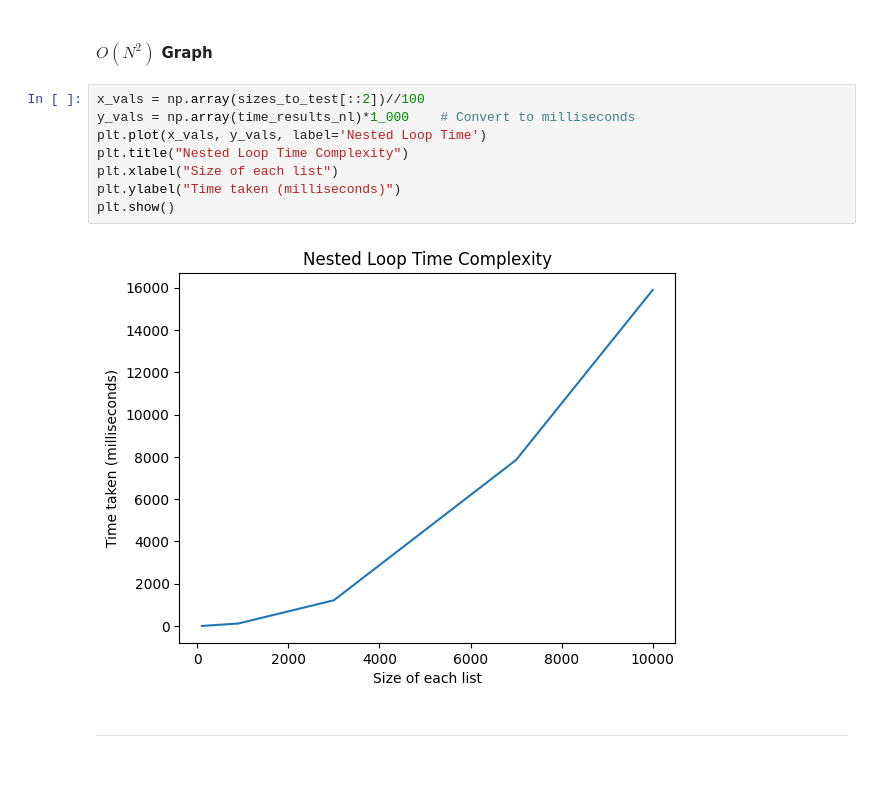
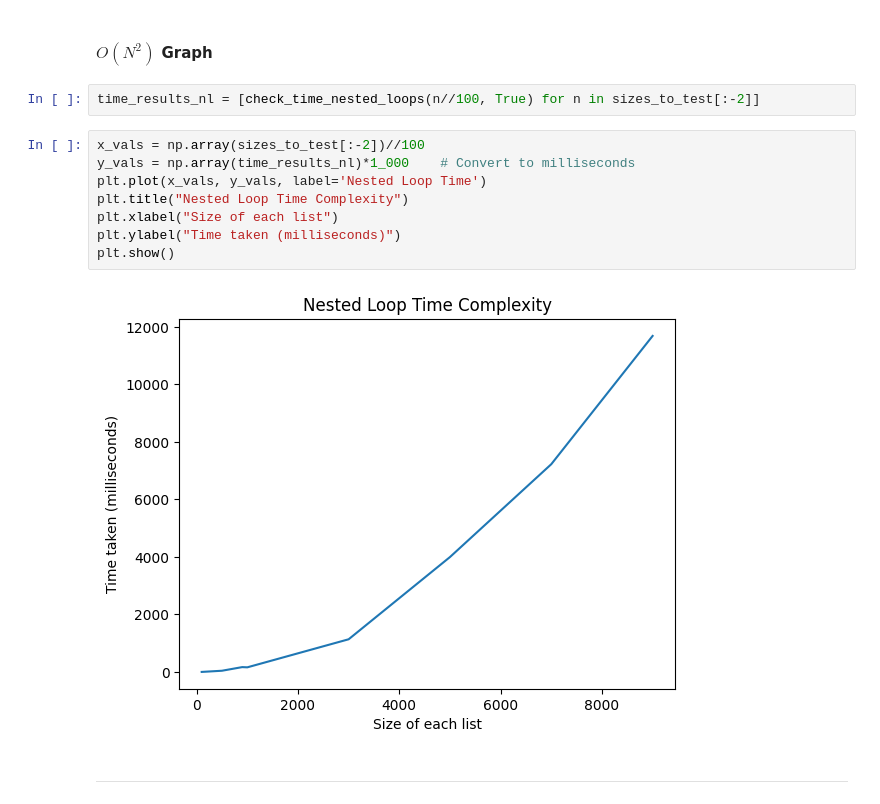
Before and after one commit to fwSara95h/ML-jcc-4m, a Jupyter notebook: daily_progress/month_01/day_08/day08.ipynb, the cells around one changed output. Drawn from its saved outputs; the diff is of its cells as text; blank space fills up the shorter version.

```diff
--- a/daily_progress/month_01/day_08/day08.ipynb
+++ b/daily_progress/month_01/day_08/day08.ipynb
@@ -373,16 +372,18 @@ Found   983 duplicates between two lists of size  10,000 in   15,892.85 millisec
 > **Deep Dive:** For every item in List A, you scan all items in List B. `10,000 × 10,000 = 100,000,000` operations. This is the *most common cause of server timeouts*.
 # %% [markdown]
 #### $O(N^2)$ Graph
+# %%
+time_results_nl = [check_time_nested_loops(n//100, True) for n in sizes_to_test[:-2]]
 # %%
-x_vals = np.array(sizes_to_test[::2])//100
+x_vals = np.array(sizes_to_test[:-2])//100
 y_vals = np.array(time_results_nl)*1_000    # Convert to milliseconds
 plt.plot(x_vals, y_vals, label='Nested Loop Time')
 plt.title("Nested Loop Time Complexity")
 plt.xlabel("Size of each list")
 plt.ylabel("Time taken (milliseconds)")
 plt.show()
 # %% [output]
-[figure, old version]
+[figure, new version]
 # %% [markdown]
 ---
 # %% [markdown]
```
Also changed, not shown: parts of 14 cells of this notebook, 1 other file.
